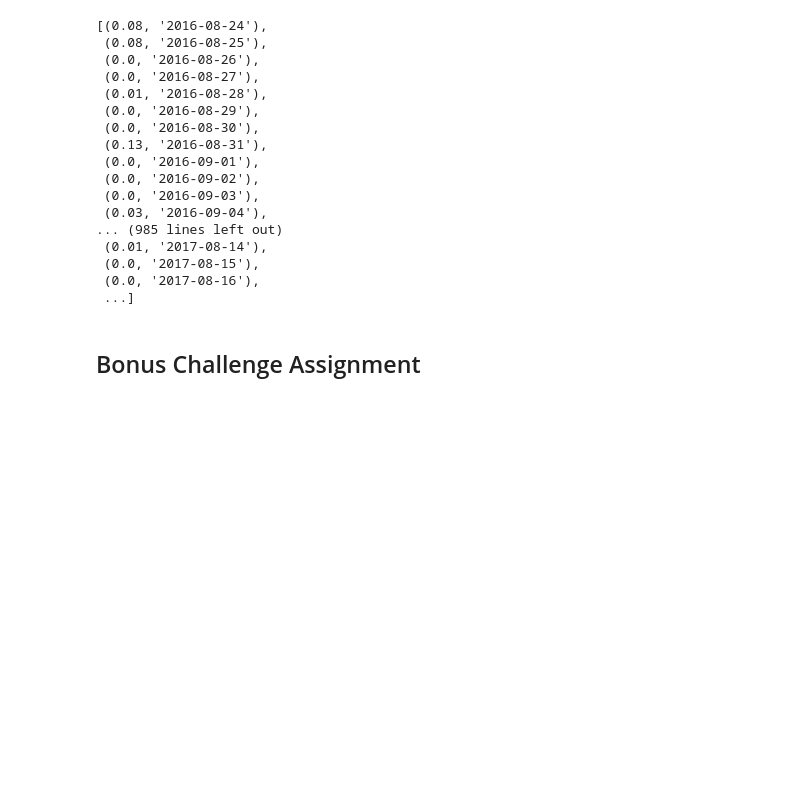
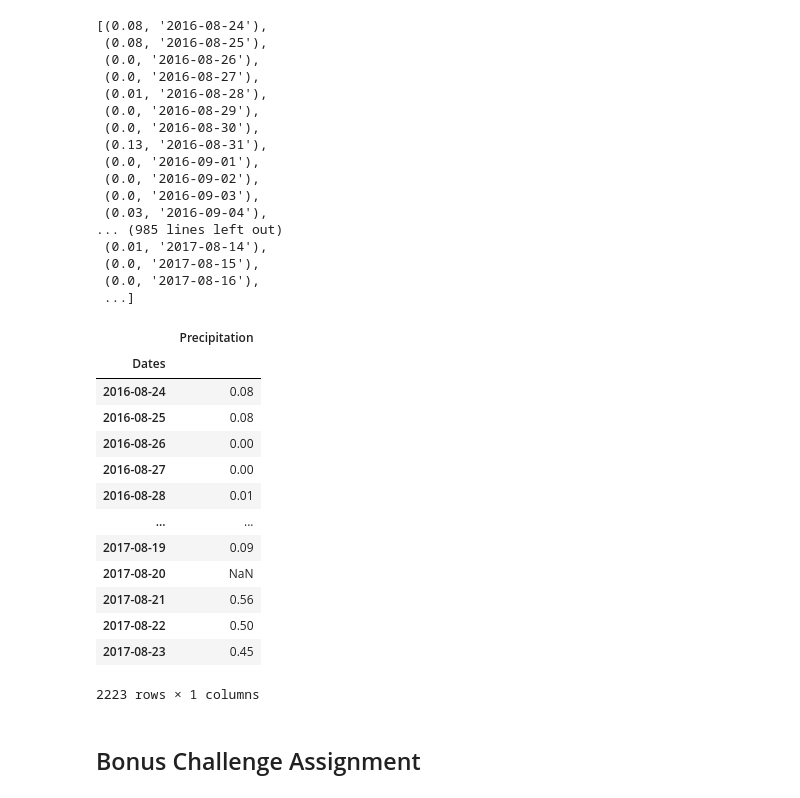
Before and after one commit to Karla-Flores/Sqlalchemy, a Jupyter notebook: climate_starter.ipynb, the cells around one changed output. Saved outputs shown, nothing was run; the diff lists cells and outputs as text; code cells hidden in the pictures; blank space fills up the shorter version.

Commit message:
Save the query results as a Pandas DataFrame and set the index to the date column

```diff
--- a/climate_starter.ipynb
+++ b/climate_starter.ipynb
@@ -77,15 +77,11 @@ max_d
 datetime.datetime(2017, 8, 23, 0, 0)
 # %%
 # Calculate the date 1 year ago from the last data point in the database
-strptime_dt = max_d -timedelta(days=365)
-measurement_year = session.query(measurement.prcp, measurement.date).filter(measurement.date>=strptime_dt).all()
+last_year = max_d -timedelta(days=365)
+
+# Perform a query to retrieve the data and precipitation scores
+measurement_year = session.query(measurement.prcp, measurement.date).filter(measurement.date>=last_year).all()
 measurement_year
-# Perform a query to retrieve the data and precipitation scores
-# Save the query results as a Pandas DataFrame and set the index to the date column
-
-# Sort the dataframe by date
-
-# Use Pandas Plotting with Matplotlib to plot the data
 # %% [output]
 [(0.08, '2016-08-24'),
  (0.08, '2016-08-25'),
@@ -104,6 +100,29 @@ measurement_year
  (0.0, '2017-08-15'),
  (0.0, '2017-08-16'),
  ...]
+# %%
+# Save the query results as a Pandas DataFrame and set the index to the date column
+df = pd.DataFrame(measurement_year,columns=['Precipitation', 'Dates'])
+df.set_index(['Dates'], inplace=True)
+df
+# Sort the dataframe by date
+
+# Use Pandas Plotting with Matplotlib to plot the data
+# %% [output]
+|  | Precipitation |
+| Dates |  |
+| 2016-08-24 | 0.08 |
+| 2016-08-25 | 0.08 |
+| 2016-08-26 | 0.00 |
+| 2016-08-27 | 0.00 |
+| 2016-08-28 | 0.01 |
+| ... | ... |
+| 2017-08-19 | 0.09 |
+| 2017-08-20 | NaN |
+| 2017-08-21 | 0.56 |
+| 2017-08-22 | 0.50 |
+| 2017-08-23 | 0.45 |
+2223 rows × 1 columns
 # %%
 # Use Pandas to calcualte the summary statistics for the precipitation data
 # %%
```
